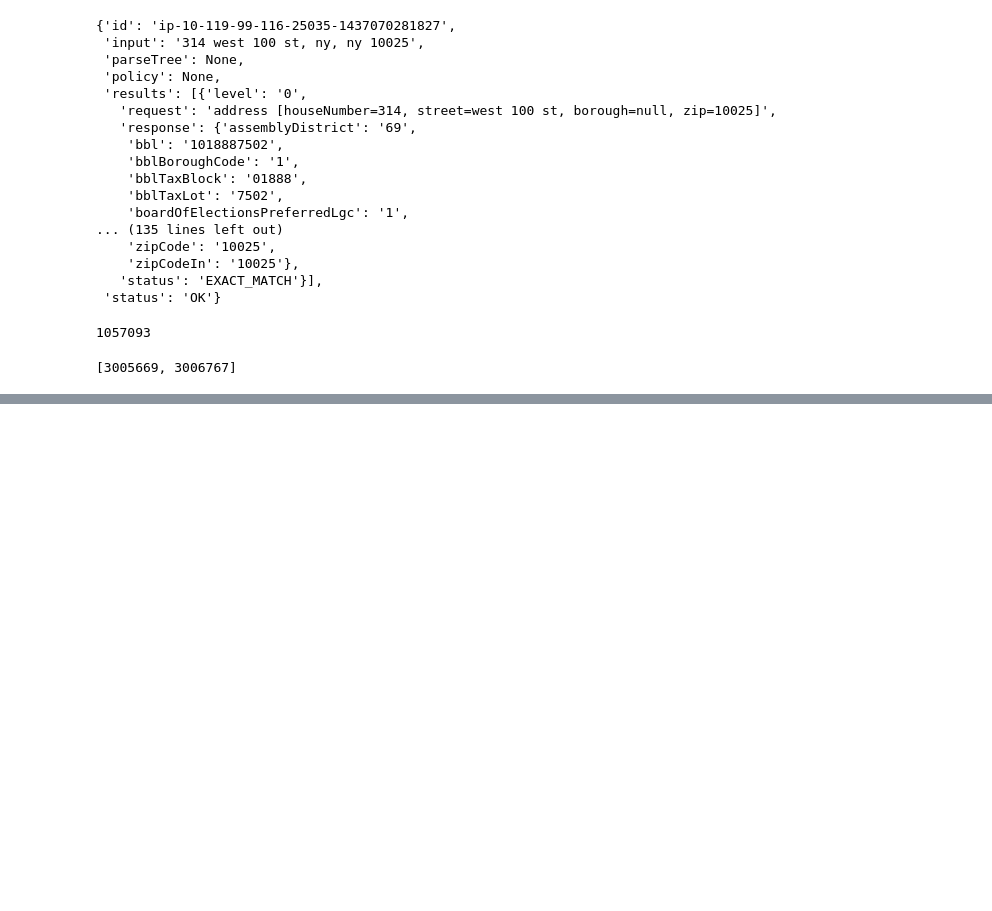
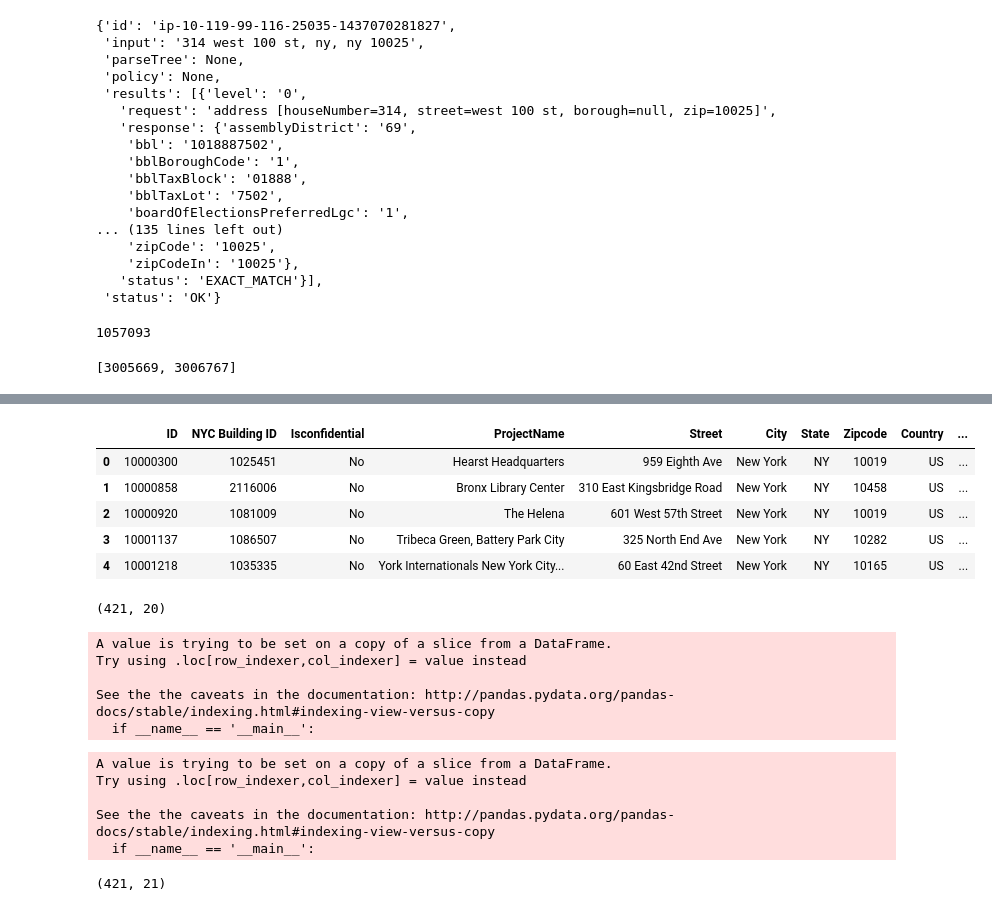
Before and after one commit to Data-Science-TIY/builditgreen, a Jupyter notebook: notebooks/NYCGeodataAPI.ipynb, the cells around one changed output, grey strips where cells are left out. Drawn from its saved outputs; the diff is of its cells as text; code cells hidden in the pictures; blank space fills up the shorter version.

```diff
--- a/notebooks/NYCGeodataAPI.ipynb
+++ b/notebooks/NYCGeodataAPI.ipynb
@@ -47,0 +208,14 @@ building_list
+# %%
+payload_list = [(building[0], {'input': building[1], 'app_id': 'fe1a9426', 'app_key':
+                 '924b0f3f628da953b6186d1bd1277e2b'}) for building in building_list]
+results_list = [(payload[0], requests.get('https://api.cityofnewyork.us/geoclient/v1/search.json',
+                                          params=payload[1]))
+               for payload in payload_list]
+nyc_building_dict_list = []
+
+for result in results_list:
+    try:
+        nyc_building_dict_list.append({'leed_id': result[0], 'nyc_id': int(result[1].json()['results'][0]['response']\
+                          ['buildingIdentificationNumber'])})
+    except:
+        pass
@@ -47,0 +262,5 @@ building_list
+# %%
+nyc_building_id_df = pd.DataFrame(nyc_building_dict_list)
+# %%
+nyc_building_id_df.columns = ['ID', 'NYC Building ID']
+nyc_building_id_df.head()
@@ -47,0 +283,2 @@ building_list
+# %%
+nyc_merged_df = nyc_building_id_df.merge(nyc_df, on='ID')
@@ -47,0 +287,9 @@ building_list
+# %%
+nyc_merged_df.head()
+# %% [output]
+|  | ID | NYC Building ID | Isconfidential | ProjectName | Street | City | State | Zipcode | Country | ... |
+| 0 | 10000300 | 1025451 | No | Hearst Headquarters | 959 Eighth Ave | New York | NY | 10019 | US | ... |
+| 1 | 10000858 | 2116006 | No | Bronx Library Center | 310 East Kingsbridge Road | New York | NY | 10458 | US | ... |
+| 2 | 10000920 | 1081009 | No | The Helena | 601 West 57th Street | New York | NY | 10019 | US | ... |
+| 3 | 10001137 | 1086507 | No | Tribeca Green, Battery Park City | 325 North End Ave | New York | NY | 10282 | US | ... |
+| 4 | 10001218 | 1035335 | No | York Internationals New York City... | 60 East 42nd Street | New York | NY | 10165 | US | ... |
@@ -47,0 +300,26 @@ building_list
+# %%
+nyc_not_con_with_score.shape
+# %% [output]
+(421, 20)
+# %%
+nyc_not_con_with_score['year'] = nyc_not_con_with_score['CertDate'].apply(lambda x:
+                                                                          x.split('/')[2])
+# %% [output]
+A value is trying to be set on a copy of a slice from a DataFrame.
+Try using .loc[row_indexer,col_indexer] = value instead
+
+See the the caveats in the documentation: http://pandas.pydata.org/pandas-docs/stable/indexing.html#indexing-view-versus-copy
+  if __name__ == '__main__':
+# %%
+nyc_not_con_with_score['year'] = nyc_not_con_with_score['year'].apply(lambda x:
+                                                                          x.split(' ')[0])
+# %% [output]
+A value is trying to be set on a copy of a slice from a DataFrame.
+Try using .loc[row_indexer,col_indexer] = value instead
+
+See the the caveats in the documentation: http://pandas.pydata.org/pandas-docs/stable/indexing.html#indexing-view-versus-copy
+  if __name__ == '__main__':
+# %%
+nyc_not_con_with_score.shape
+# %% [output]
+(421, 21)
```
Also changed, not shown: parts of 58 cells of this notebook, 6 other files.
